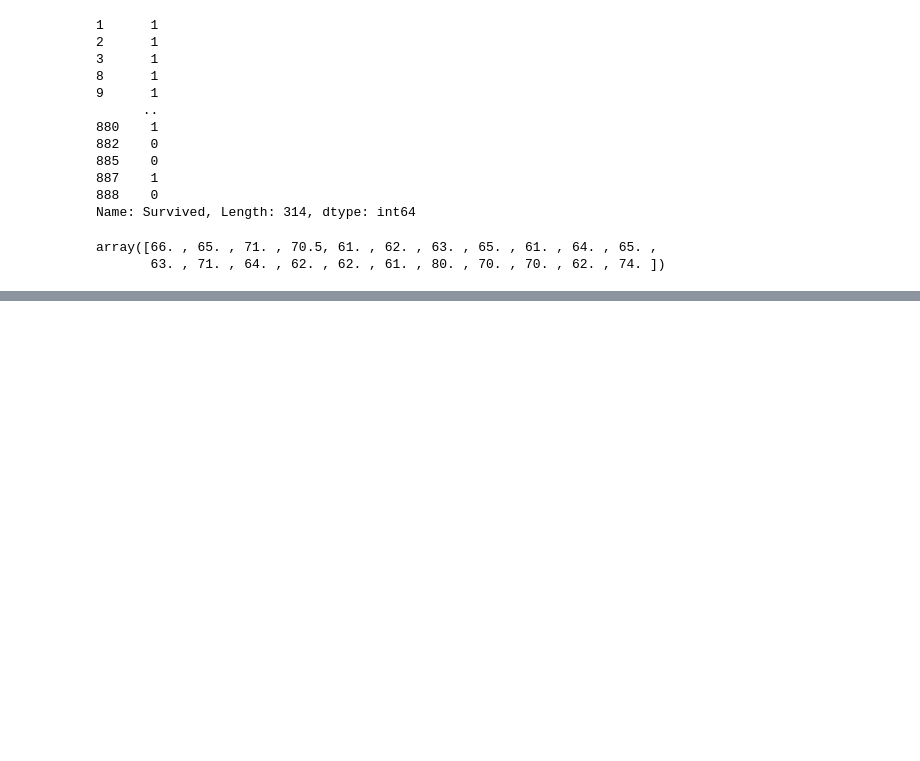
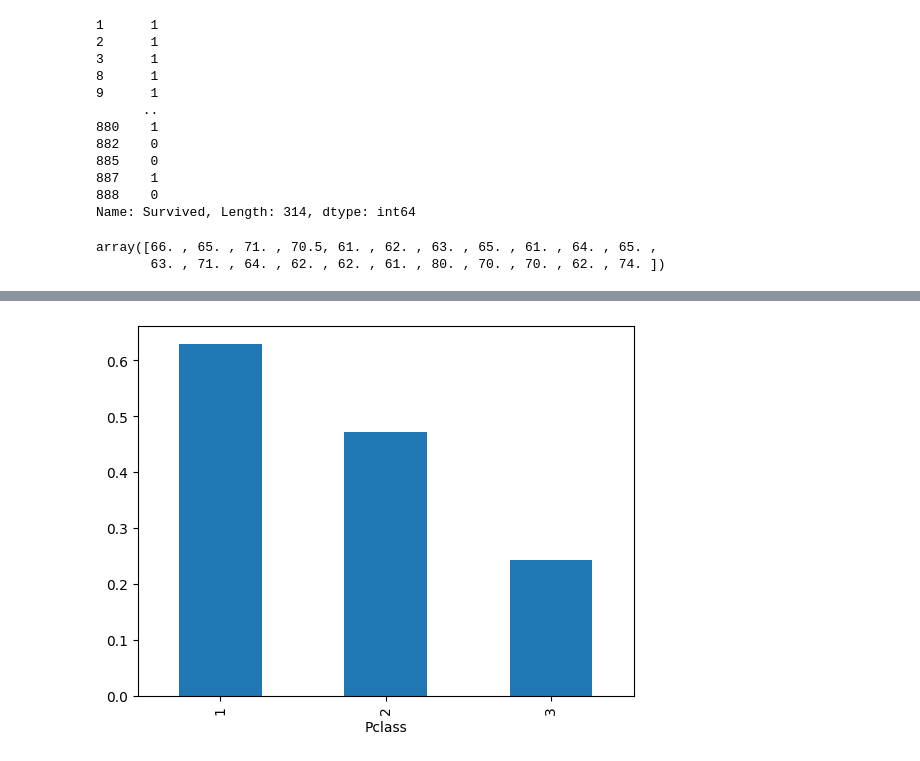
Before and after one commit to madhumirra01/titanic-analysis, a Jupyter notebook: analysis.ipynb, the cells around one changed output, grey strips where cells are left out. Cells and saved outputs as stored; diff of their text form; code cells hidden in the pictures; blank space fills up the shorter version.

```diff
--- a/analysis.ipynb
+++ b/analysis.ipynb
@@ -102,0 +163,5 @@ array([66. , 65. , 71. , 70.5, 61. , 62. , 63. , 65. , 61. , 64. , 65. ,
+# %%
+df.groupby('Pclass')['Survived'].mean().plot(kind='bar')
+plt.show()
+# %% [output]
+[figure, added]
```
Also changed, not shown: parts of 17 cells of this notebook.
